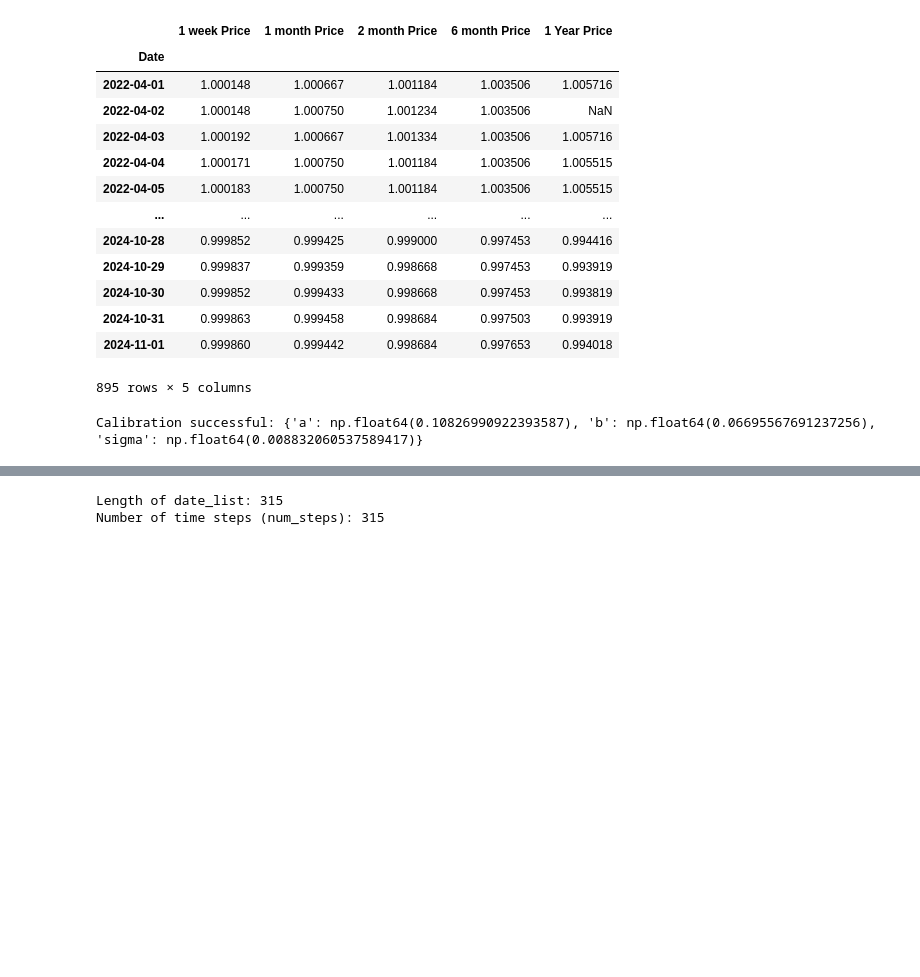
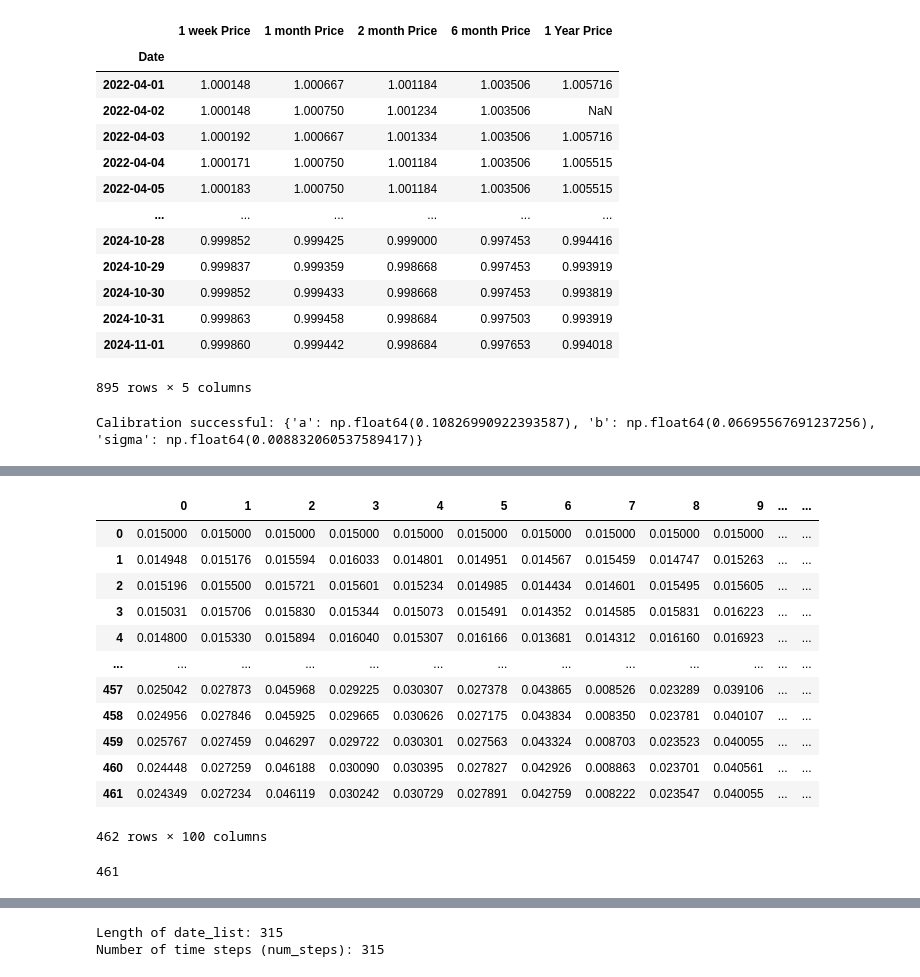
Before and after one commit to weiyuanoh/MH4518, a Jupyter notebook: WY/Model Notebooks/InterestRate.ipynb, the cells around one changed output, grey strips where cells are left out. Saved outputs shown, nothing was run; the diff lists cells and outputs as text; code cells hidden in the pictures; blank space fills up the shorter version.

```diff
--- a/WY/Model Notebooks/InterestRate.ipynb
+++ b/WY/Model Notebooks/InterestRate.ipynb
@@ -235,0 +236,20 @@ r_paths
+# %%
+r_paths
+# %% [output]
+|  | 0 | 1 | 2 | 3 | 4 | 5 | 6 | 7 | 8 | 9 | ... | ... |
+| 0 | 0.015000 | 0.015000 | 0.015000 | 0.015000 | 0.015000 | 0.015000 | 0.015000 | 0.015000 | 0.015000 | 0.015000 | ... | ... |
+| 1 | 0.014948 | 0.015176 | 0.015594 | 0.016033 | 0.014801 | 0.014951 | 0.014567 | 0.015459 | 0.014747 | 0.015263 | ... | ... |
+| 2 | 0.015196 | 0.015500 | 0.015721 | 0.015601 | 0.015234 | 0.014985 | 0.014434 | 0.014601 | 0.015495 | 0.015605 | ... | ... |
+| 3 | 0.015031 | 0.015706 | 0.015830 | 0.015344 | 0.015073 | 0.015491 | 0.014352 | 0.014585 | 0.015831 | 0.016223 | ... | ... |
+| 4 | 0.014800 | 0.015330 | 0.015894 | 0.016040 | 0.015307 | 0.016166 | 0.013681 | 0.014312 | 0.016160 | 0.016923 | ... | ... |
+| ... | ... | ... | ... | ... | ... | ... | ... | ... | ... | ... | ... | ... |
+| 457 | 0.025042 | 0.027873 | 0.045968 | 0.029225 | 0.030307 | 0.027378 | 0.043865 | 0.008526 | 0.023289 | 0.039106 | ... | ... |
+| 458 | 0.024956 | 0.027846 | 0.045925 | 0.029665 | 0.030626 | 0.027175 | 0.043834 | 0.008350 | 0.023781 | 0.040107 | ... | ... |
+| 459 | 0.025767 | 0.027459 | 0.046297 | 0.029722 | 0.030301 | 0.027563 | 0.043324 | 0.008703 | 0.023523 | 0.040055 | ... | ... |
+| 460 | 0.024448 | 0.027259 | 0.046188 | 0.030090 | 0.030395 | 0.027827 | 0.042926 | 0.008863 | 0.023701 | 0.040561 | ... | ... |
+| 461 | 0.024349 | 0.027234 | 0.046119 | 0.030242 | 0.030729 | 0.027891 | 0.042759 | 0.008222 | 0.023547 | 0.040055 | ... | ... |
+462 rows × 100 columns
+# %%
+len(dates_index)
+# %% [output]
+461
```
Also changed, not shown: parts of 6 cells of this notebook, 5 other files.
